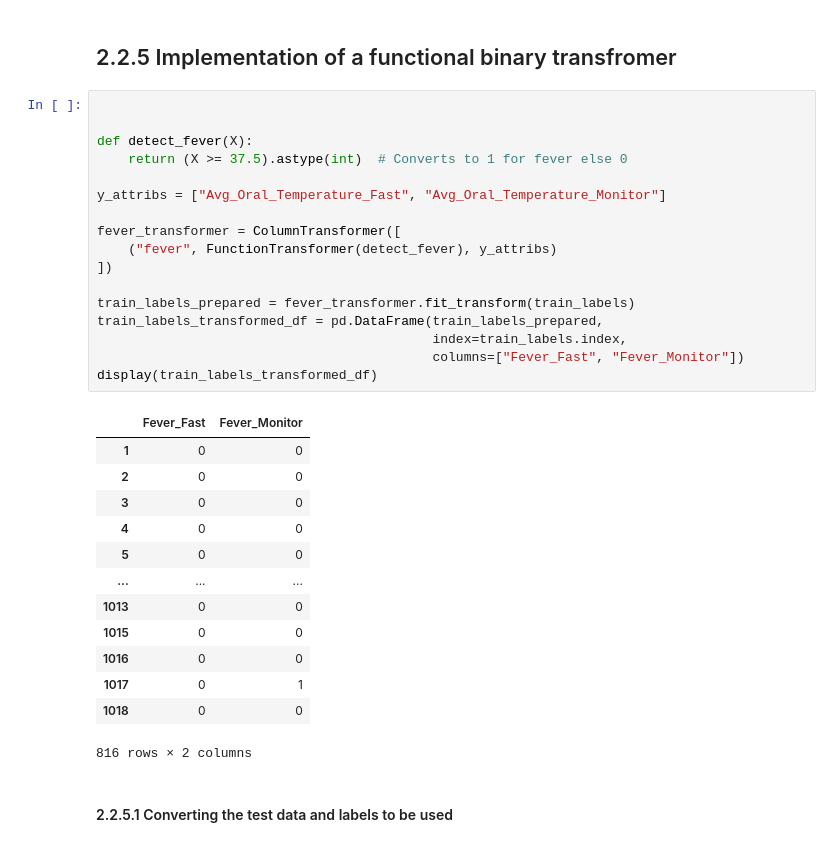
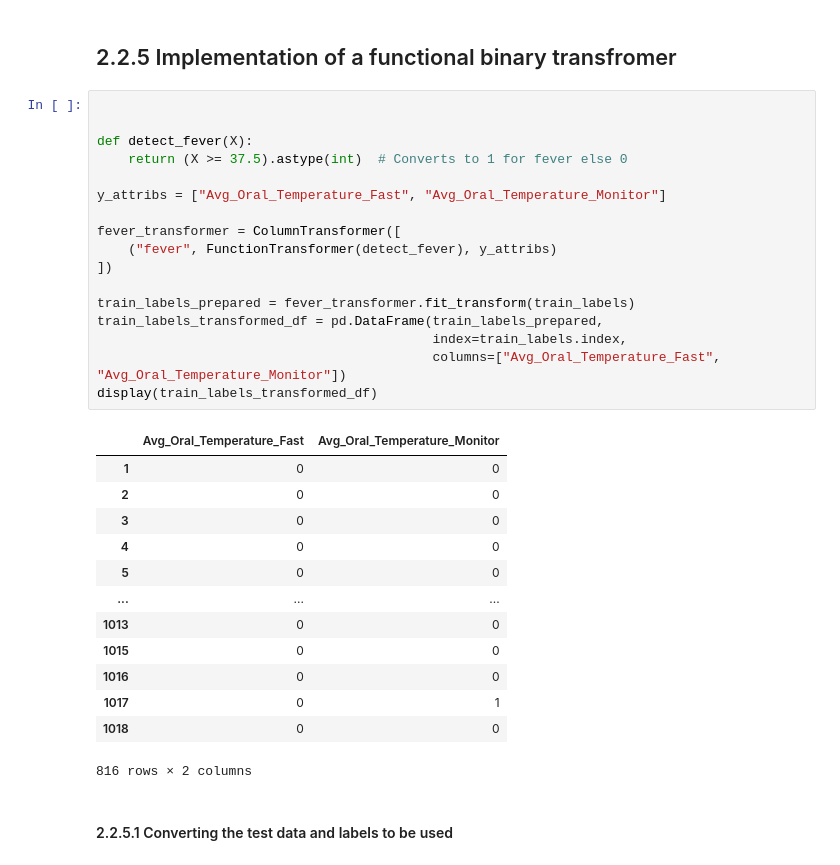
Before and after one commit to ochetcuti/FeverPredictorML, a Jupyter notebook: final.ipynb, the cells around one changed output. Drawn from its saved outputs; the diff is of its cells as text.

```diff
--- a/final.ipynb
+++ b/final.ipynb
@@ -683,22 +683,22 @@ display(pd.DataFrame(train_set_prepared))
 # %%
 
 
 def detect_fever(X):
     return (X >= 37.5).astype(int)  # Converts to 1 for fever else 0
 
 y_attribs = ["Avg_Oral_Temperature_Fast", "Avg_Oral_Temperature_Monitor"]
 
 fever_transformer = ColumnTransformer([
     ("fever", FunctionTransformer(detect_fever), y_attribs)
 ])
 
 train_labels_prepared = fever_transformer.fit_transform(train_labels)
 train_labels_transformed_df = pd.DataFrame(train_labels_prepared,
                                            index=train_labels.index,
-                                           columns=["Fever_Fast", "Fever_Monitor"])
+                                           columns=["Avg_Oral_Temperature_Fast", "Avg_Oral_Temperature_Monitor"])
 display(train_labels_transformed_df)
 # %% [output]
-|  | Fever_Fast | Fever_Monitor |
+|  | Avg_Oral_Temperature_Fast | Avg_Oral_Temperature_Monitor |
 | 1 | 0 | 0 |
 | 2 | 0 | 0 |
 | 3 | 0 | 0 |
```
Also changed, not shown: parts of 20 cells of this notebook.
